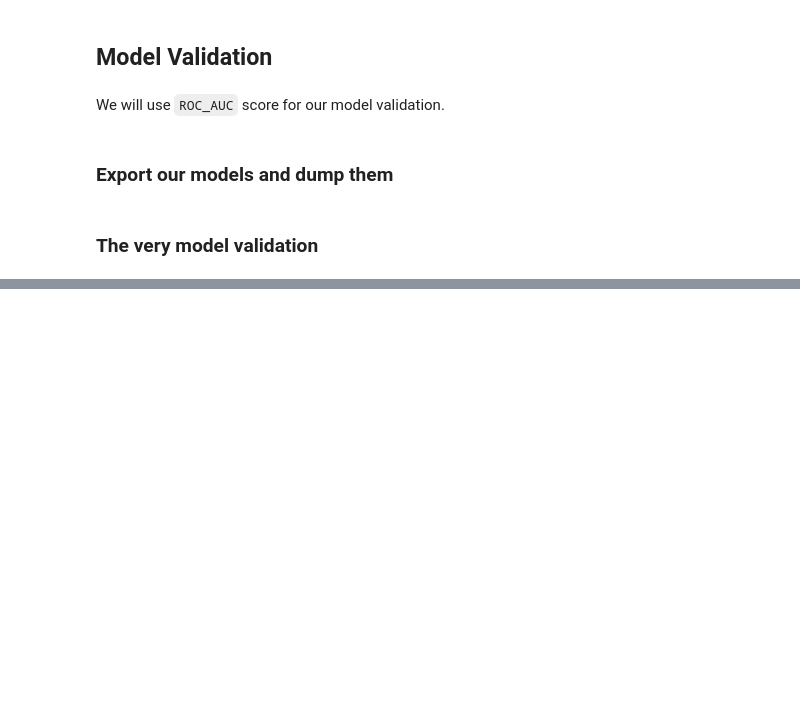
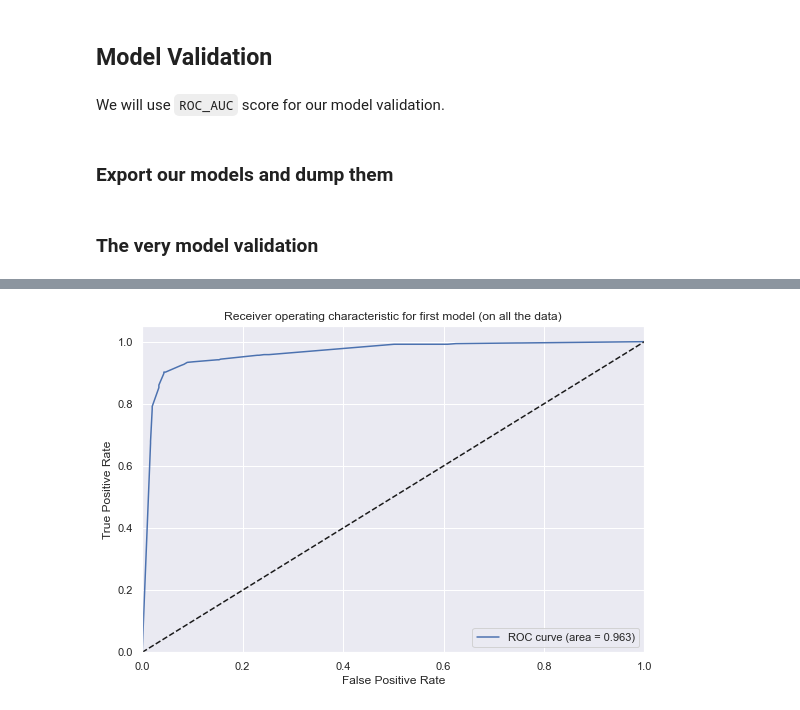
Before and after one commit to MichYar/GreatChallenges-2020, a Jupyter notebook: notebooks/notebook1.ipynb, the cells around one changed output, grey strips where cells are left out. Drawn from its saved outputs; the diff is of its cells as text; code cells hidden in the pictures; blank space fills up the shorter version.

```diff
--- a/notebooks/notebook1.ipynb
+++ b/notebooks/notebook1.ipynb
@@ -617,0 +654,18 @@ y_pred2 = estimator_2.predict_proba(X_test2)
+# %%
+y_pred_all = estimator_1.predict_proba(X)
+y_pred2_all = estimator_2.predict_proba(X2)
+# %%
+fpr, tpr, thresholds = roc_curve(y, y_pred_all[:,1])
+roc_auc= auc(fpr, tpr)
+plt.figure()
+plt.plot(fpr, tpr, label='ROC curve (area = %0.3f)' % (roc_auc))
+plt.plot([0, 1], [0, 1], 'k--')
+plt.xlim([0.0, 1.0])
+plt.ylim([0.0, 1.05])
+plt.xlabel('False Positive Rate')
+plt.ylabel('True Positive Rate')
+plt.title('Receiver operating characteristic for first model (on all the data)')
+plt.legend(loc="lower right")
+plt.show()
+# %% [output]
+[figure, added]
```
Also changed, not shown: parts of 14 cells of this notebook.
